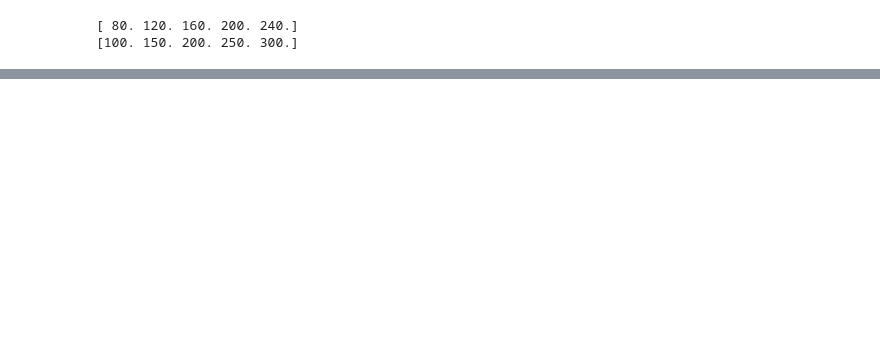
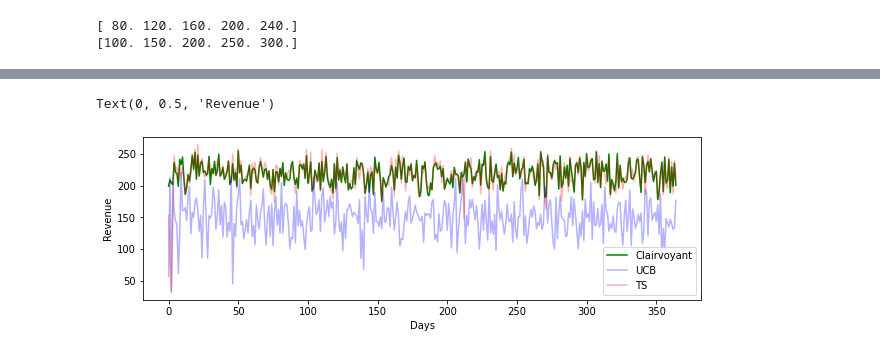
Before and after one commit to AliceCasali/Data_Intelligence_Application, a Jupyter notebook: step3.ipynb, the cells around one changed output, grey strips where cells are left out. Drawn from its saved outputs; the diff is of its cells as text; code cells hidden in the pictures; blank space fills up the shorter version.

```diff
--- a/step3.ipynb
+++ b/step3.ipynb
@@ -175 +187,16 @@ Text(0, 0.5, 'Revenue')
+# %%
+import matplotlib.pyplot as plt
+from scipy.signal import savgol_filter
+
+plt.figure(figsize=(10,3))
+plt.plot(clairvoyant_per_class_per_day, color='green',label='Clairvoyant')
+plt.plot(u_rewards_per_class_per_day, color='blue', alpha=0.3, label='UCB')
+plt.plot(ts_rewards_per_class_per_day, color='red', alpha=0.3, label='TS')
+
+plt.legend()
+plt.xlabel('Days')
+plt.ylabel('Revenue')
+# %% [output]
+Text(0, 0.5, 'Revenue')
+[figure, added]
 # %%
```
Also changed, not shown: parts of 11 cells of this notebook, 3 other files.
